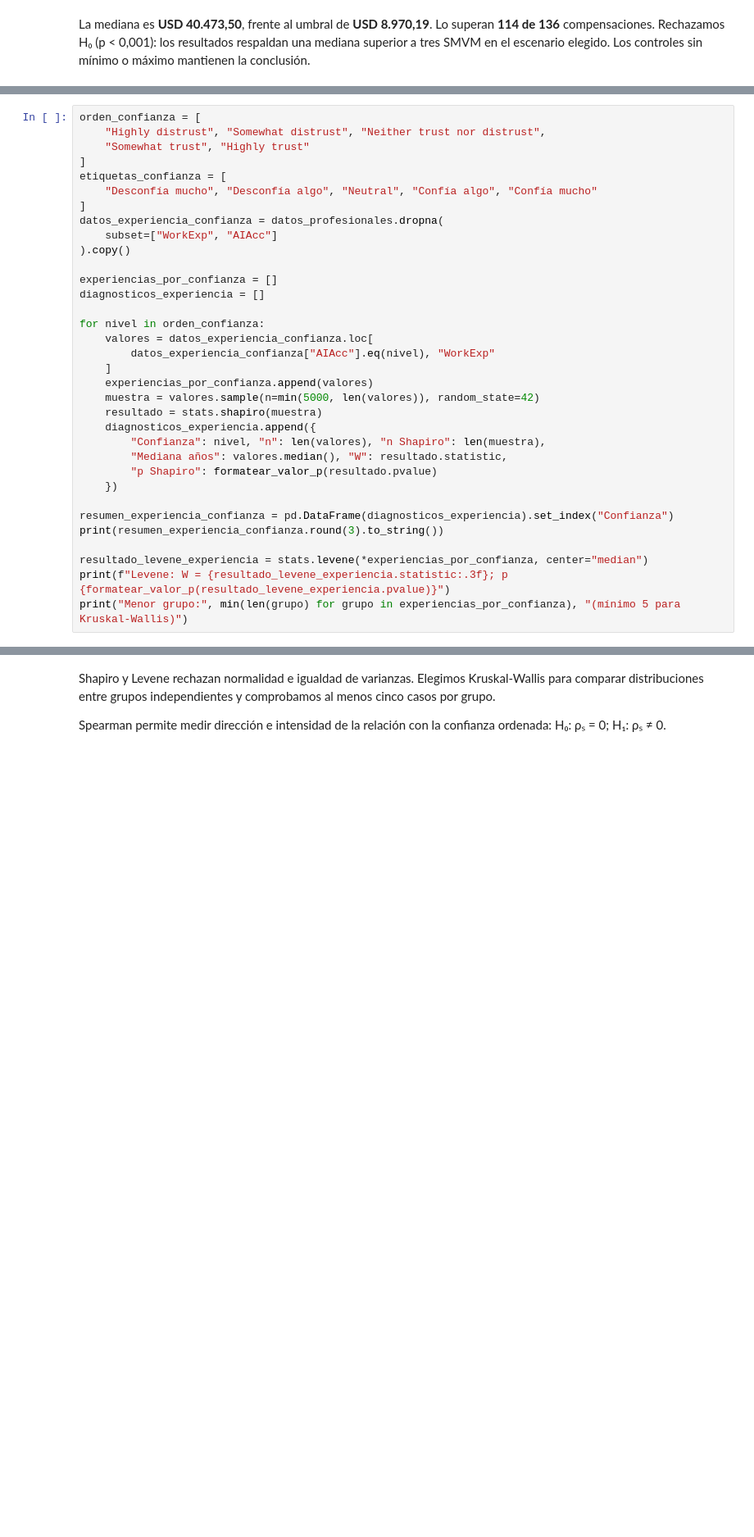
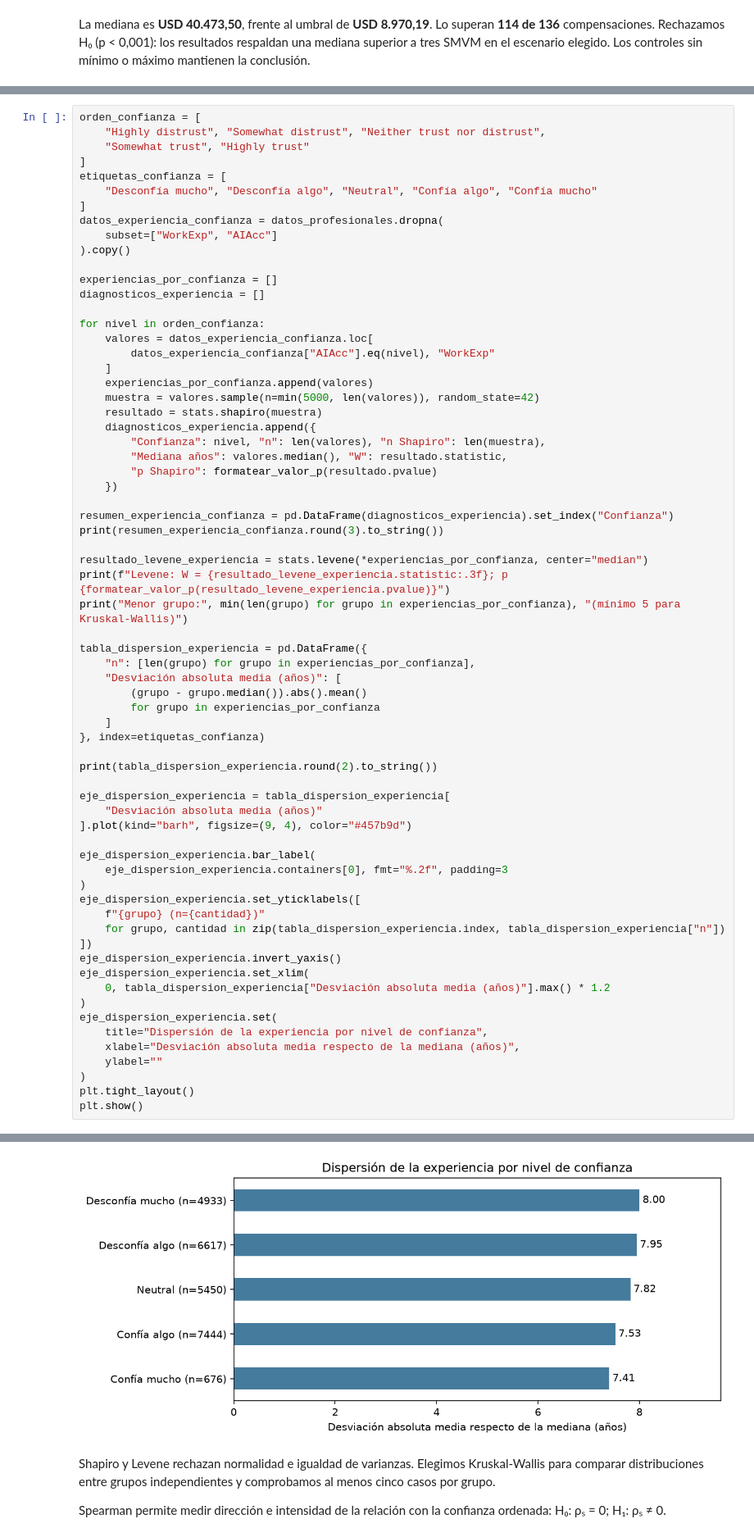
Before and after one commit to FausGiun/Fudamentos, a Jupyter notebook: tp_especial.ipynb, the cells around one changed output, grey strips where cells are left out. Shown at 82% size. Cells and saved outputs as stored; diff of their text form; blank space fills up the shorter version.

```diff
--- a/tp_especial.ipynb
+++ b/tp_especial.ipynb
@@ -1757,6 +1798,39 @@ print(resumen_experiencia_confianza.round(3).to_string())
 resultado_levene_experiencia = stats.levene(*experiencias_por_confianza, center="median")
 print(f"Levene: W = {resultado_levene_experiencia.statistic:.3f}; p {formatear_valor_p(resultado_levene_experiencia.pvalue)}")
 print("Menor grupo:", min(len(grupo) for grupo in experiencias_por_confianza), "(mínimo 5 para Kruskal-Wallis)")
+
+tabla_dispersion_experiencia = pd.DataFrame({
+    "n": [len(grupo) for grupo in experiencias_por_confianza],
+    "Desviación absoluta media (años)": [
+        (grupo - grupo.median()).abs().mean()
+        for grupo in experiencias_por_confianza
+    ]
+}, index=etiquetas_confianza)
+
+print(tabla_dispersion_experiencia.round(2).to_string())
+
+eje_dispersion_experiencia = tabla_dispersion_experiencia[
+    "Desviación absoluta media (años)"
+].plot(kind="barh", figsize=(9, 4), color="#457b9d")
+
+eje_dispersion_experiencia.bar_label(
+    eje_dispersion_experiencia.containers[0], fmt="%.2f", padding=3
+)
+eje_dispersion_experiencia.set_yticklabels([
+    f"{grupo} (n={cantidad})"
+    for grupo, cantidad in zip(tabla_dispersion_experiencia.index, tabla_dispersion_experiencia["n"])
+])
+eje_dispersion_experiencia.invert_yaxis()
+eje_dispersion_experiencia.set_xlim(
+    0, tabla_dispersion_experiencia["Desviación absoluta media (años)"].max() * 1.2
+)
+eje_dispersion_experiencia.set(
+    title="Dispersión de la experiencia por nivel de confianza",
+    xlabel="Desviación absoluta media respecto de la mediana (años)",
+    ylabel=""
+)
+plt.tight_layout()
+plt.show()
 # %% [output]
                                n  n Shapiro  Mediana años      W p Shapiro
 Confianza
@@ -1770,3 +1850,4 @@ Menor grupo: 676 (mínimo 5 para Kruskal-Wallis)
+[figure, added]
 # %% [markdown]
 Shapiro y Levene rechazan normalidad e igualdad de varianzas. Elegimos Kruskal-Wallis para comparar distribuciones entre grupos independientes y comprobamos al menos cinco casos por grupo.
 
```
Also changed, not shown: parts of 4 cells of this notebook.
